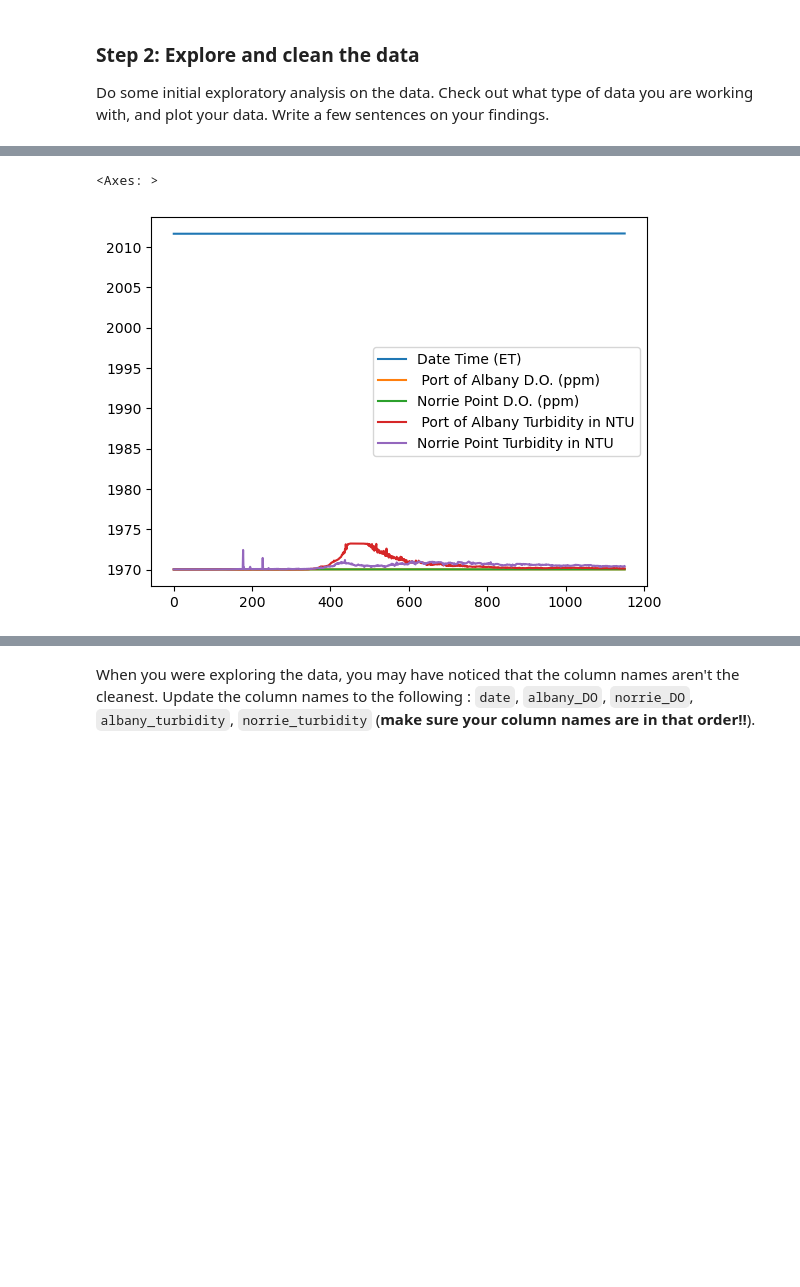
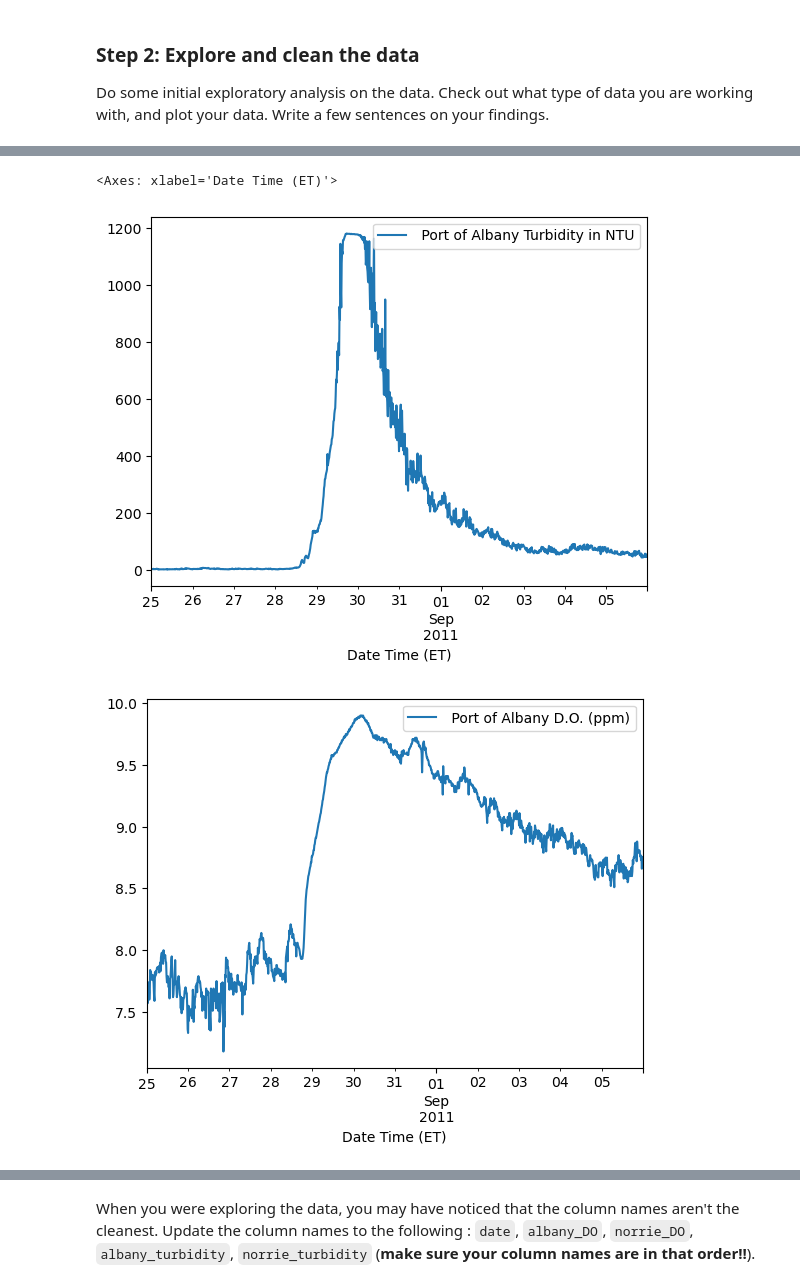
Before and after one commit to ceh58/EDS232-labs, a Jupyter notebook: Week1/Lab1-hurricane.ipynb, the cells around one changed output, grey strips where cells are left out. Drawn from its saved outputs; the diff is of its cells as text; code cells hidden in the pictures; blank space fills up the shorter version.

```diff
--- a/Week1/Lab1-hurricane.ipynb
+++ b/Week1/Lab1-hurricane.ipynb
@@ -71,28 +78,31 @@ df.drop(['Piermont D.O. (ppm)', 'Piermont Turbidity in NTU'], axis=1, inplace=Tr
 
 Do some initial exploratory analysis on the data. Check out what type of data you are working with, and plot your data. Write a few sentences on your findings.
 # %%
+# Data exploration
 print("Head:\n", df.head())
 print("Data types:\n", df.dtypes)
 print("Shape:\n", df.shape)
-df.plot()
+df.plot(0,3) # Investigate Port of Albany Turbidity
+df.plot(0,1) # Investigate Port of Albany DO
 # %% [output]
 Head:
         Date Time (ET)   Port of Albany D.O. (ppm)  Norrie Point D.O. (ppm)  \
 0 2011-08-25 00:00:00                        7.68                     7.81
 1 2011-08-25 00:15:00                        7.60                     7.73
 2 2011-08-25 00:30:00                        7.57                     7.63
 3 2011-08-25 00:45:00                        7.72                     7.67
 4 2011-08-25 01:00:00                        7.74                     7.63
 
     Port of Albany Turbidity in NTU  Norrie Point Turbidity in NTU
 0                               4.0                            9.3
 1                               3.9                            8.4
 2                               4.3                            7.9
 ... (7 lines left out)
 Norrie Point Turbidity in NTU              float64
 dtype: object
 Shape:
  (1152, 5)
-<Axes: >
+<Axes: xlabel='Date Time (ET)'>
-[figure, old version]
+[figure, new version]
+[figure, added]
 # %% [markdown]
```
Also changed, not shown: parts of 12 cells of this notebook.
